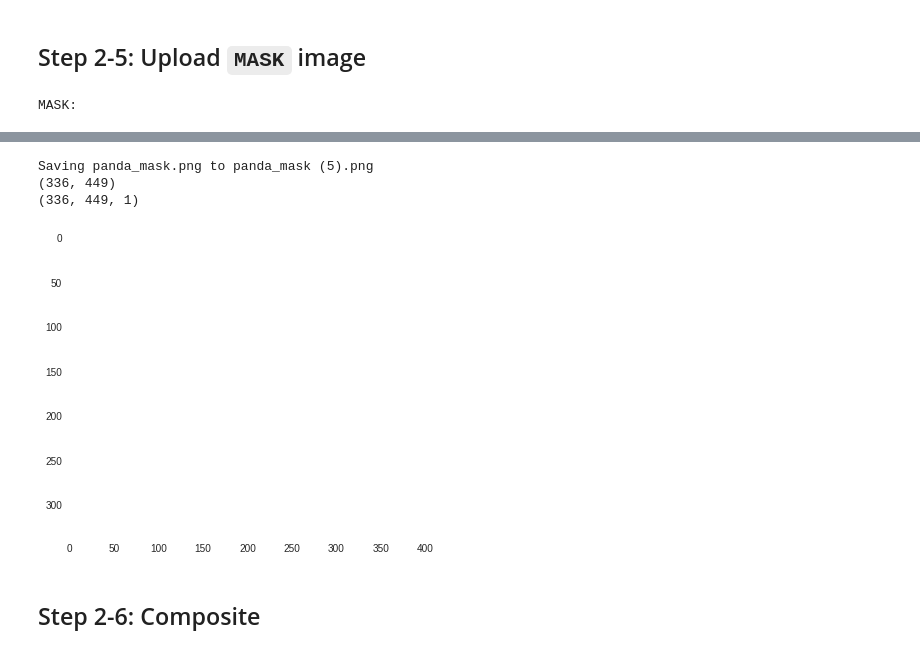
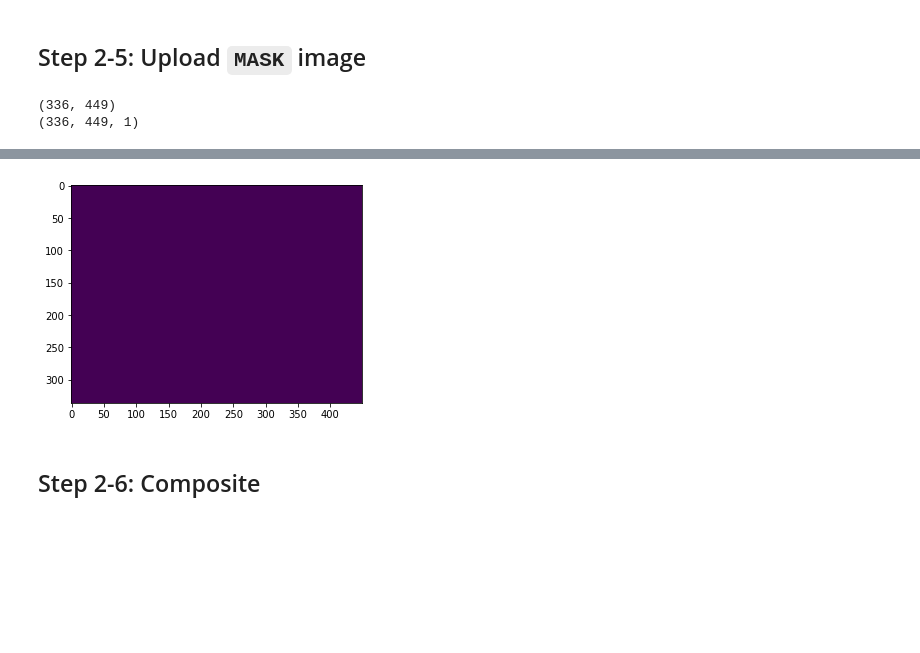
Before and after one commit to GenkiK/lectures, a Jupyter notebook: computer-vision/p1_Homography/my_work.ipynb, the cells around one changed output, grey strips where cells are left out. Cells and saved outputs as stored; diff of their text form; code cells hidden in the pictures; blank space fills up the shorter version.

```diff
--- a/computer-vision/p1_Homography/my_work.ipynb
+++ b/computer-vision/p1_Homography/my_work.ipynb
@@ -174,6 +173,9 @@ import matplotlib.pyplot as plt
 #     while f is None:
 #         f = upload_sub(msg)
 #     return f
+# %%
+from pathlib import Path
+datapath = Path("test_data")
 # %% [markdown]
 ## Step 1-1: Upload `IMAGE`
 # %%
@@ -296,11 +295,13 @@ Saving laptop_screen.txt to laptop_screen.txt
 # %% [markdown]
 ## Step 2-5: Upload `MASK` image
 # %%
-mask = cv2.imread(upload('MASK:'), cv2.IMREAD_GRAYSCALE) # Use panda_mask.png for testing
+# mask = cv2.imread(upload('MASK:'), cv2.IMREAD_GRAYSCALE) # Use panda_mask.png for testing
+mask = cv2.imread(str(datapath / "panda_mask.png"), cv2.IMREAD_GRAYSCALE)
 plt.imshow(mask)
 print(mask.shape)
 
 mask = mask[:, :, np.newaxis]
 print(mask.shape)
 # %% [output]
-MASK:
+(336, 449)
+(336, 449, 1)
@@ -308,7 +308,4 @@ MASK:
-Saving panda_mask.png to panda_mask (5).png
-(336, 449)
-(336, 449, 1)
-[figure, old version]
+[figure, new version]
 # %% [markdown]
 ## Step 2-6: Composite
 # %%
```
Also changed, not shown: parts of 13 cells of this notebook, 6 other files.
